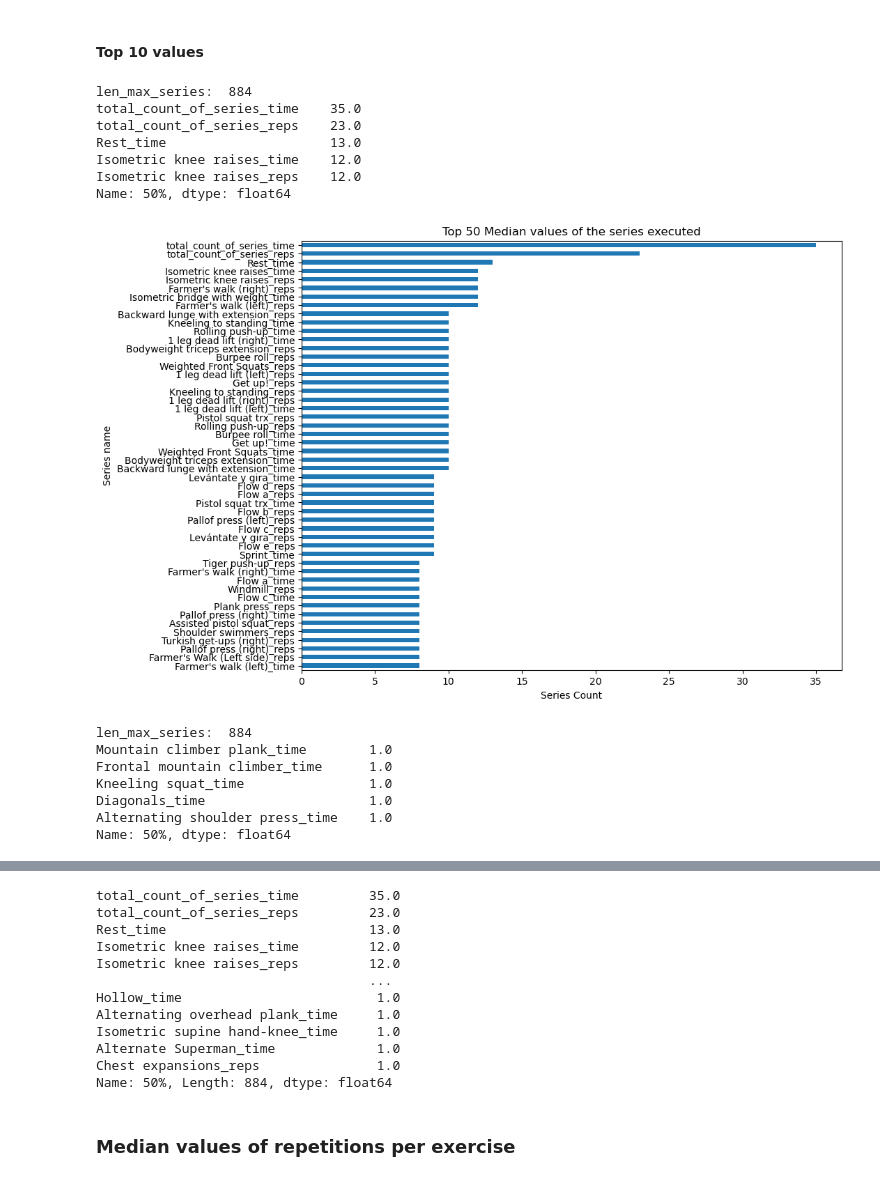
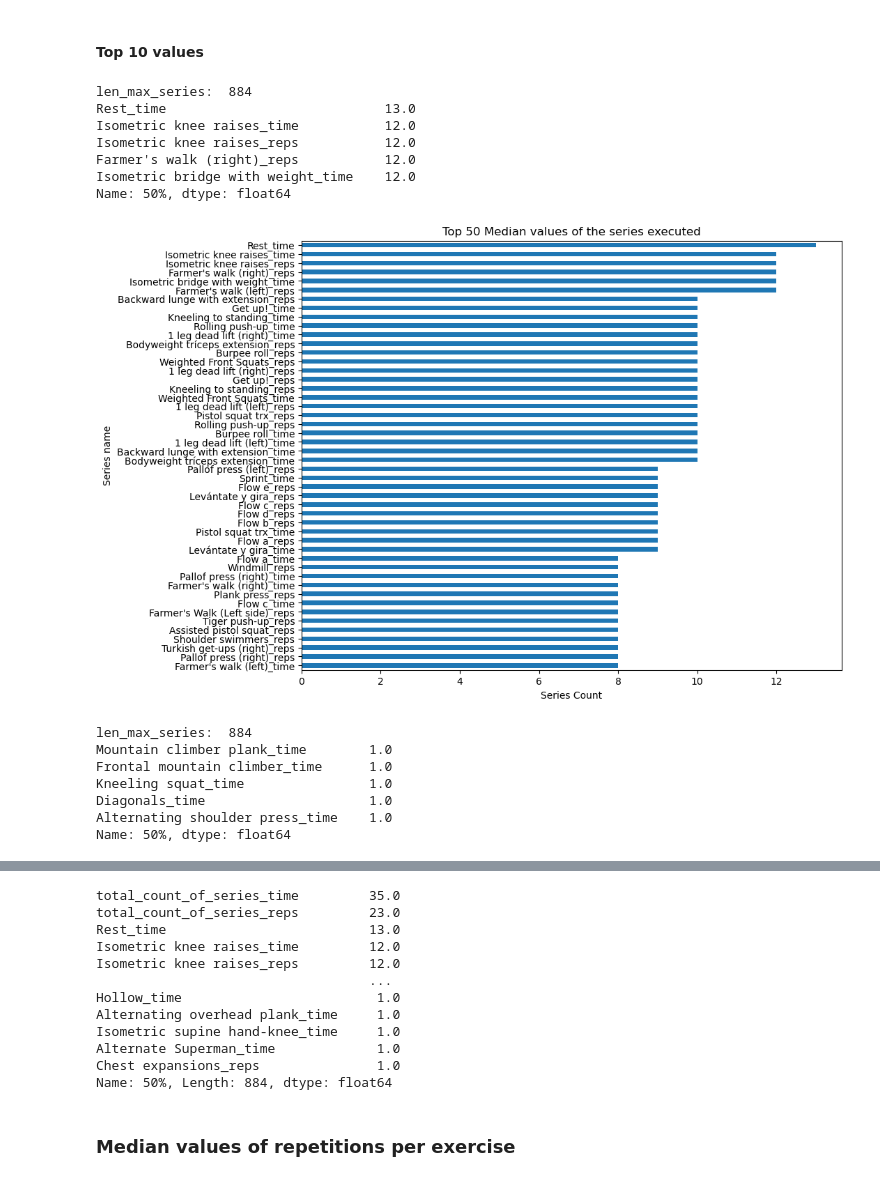
Before and after one commit to evidadeusto/mhunters, a Jupyter notebook: analysis_oscar_preprocessing/data_cleaning_dataframe_session_v0.ipynb, the cells around one changed output, grey strips where cells are left out. Drawn from its saved outputs; the diff is of its cells as text; code cells hidden in the pictures.

```diff
--- a/analysis_oscar_preprocessing/data_cleaning_dataframe_session_v0.ipynb
+++ b/analysis_oscar_preprocessing/data_cleaning_dataframe_session_v0.ipynb
@@ -715,40 +483,40 @@ median_zeros_excluded = get_median(df_describe_zeros_excluded)
 # %%
 # Top 10 values
 words_to_include = ['_time$', '_reps$']
 
-range_values = (0,50)
+range_values = (2,50)
 
 plot_conf = {
    'range_values_to_plot' : range_values,
    'title' : 'Top ' + str(range_values[1]) + ' Median values of the series executed',
    'xlabel' : 'Series Count',
    'ylabel' : 'Series name'
 }
 
 barh_plot_of_columns(median_zeros_excluded, plot_conf, words_to_include, ascending = True)
 
 # Bottom 10 values
 words_to_include = ['_time$', '_reps$']
 
 range_values = (872,882)
 
 plot_conf = {
    'range_values_to_plot' : range_values,
    'title' : 'Bottom ' + str(range_values[1] - range_values[0]) + ' Median values of the series executed',
    'xlabel' : 'Series Count',
    'ylabel' : 'Series name'
 }
 
 barh_plot_of_columns(median_zeros_excluded, plot_conf, words_to_include)
 # %% [output]
 len_max_series:  884
-total_count_of_series_time    35.0
-total_count_of_series_reps    23.0
-Rest_time                     13.0
-Isometric knee raises_time    12.0
-Isometric knee raises_reps    12.0
+Rest_time                            13.0
+Isometric knee raises_time           12.0
+Isometric knee raises_reps           12.0
+Farmer's walk (right)_reps           12.0
+Isometric bridge with weight_time    12.0
 Name: 50%, dtype: float64
-[figure, old version]
+[figure, new version]
 len_max_series:  884
 Mountain climber plank_time        1.0
 Frontal mountain climber_time      1.0
```
Also changed, not shown: parts of 61 cells of this notebook.
